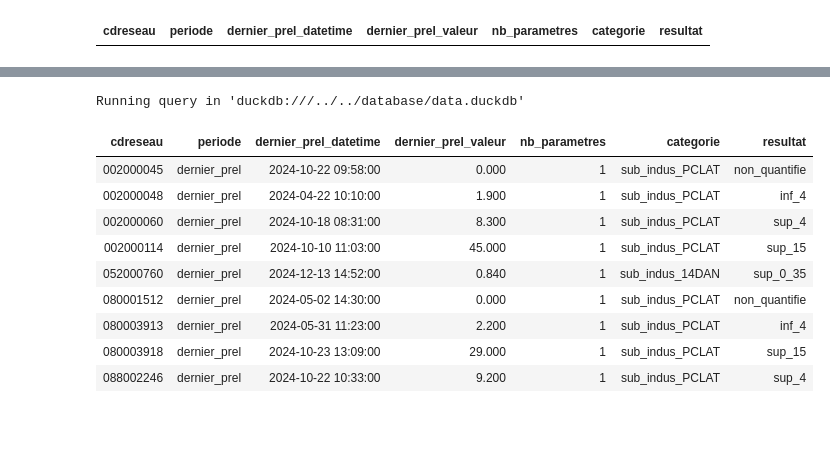
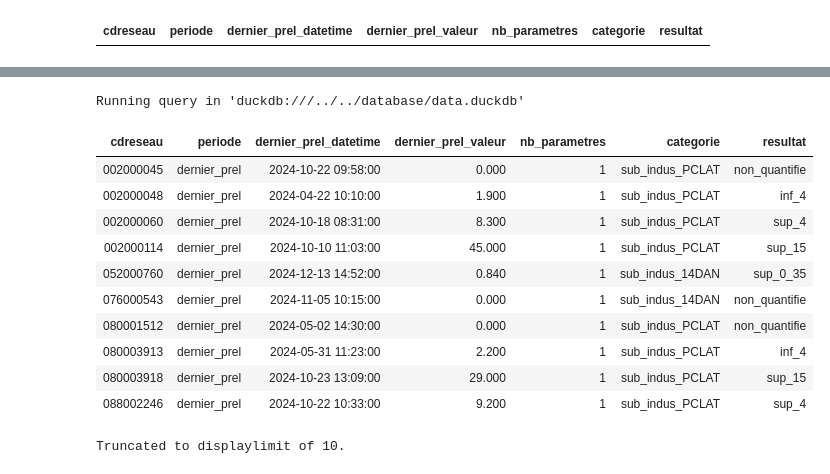
Before and after one commit to dataforgoodfr/13_pollution_eau, a Jupyter notebook: analytics/notebooks/resultats_sub_indus.ipynb, the cells around one changed output, grey strips where cells are left out. Cells and saved outputs as stored; diff of their text form; code cells hidden in the pictures; blank space fills up the shorter version.

```diff
--- a/analytics/notebooks/resultats_sub_indus.ipynb
+++ b/analytics/notebooks/resultats_sub_indus.ipynb
@@ -155,22 +159,25 @@ Running query in 'duckdb:///../../database/data.duckdb'
 # %%
 %%sql --with int__resultats_sub_indus_udi_dernier
  SELECT
    *
  FROM
    int__resultats_sub_indus_udi_dernier
 WHERE
-    cdreseau IN( '002000048','080003913','002000045','080001512','052000760','002000114','080003918','002000060','088002246')
+    cdreseau IN( '002000114','002000060','002000048','002000045','052000760','076000543',
+    '080003918','088002246','080003913','080001512','052000760','076000543')
 ORDER BY
     cdreseau
 # %% [output]
 Running query in 'duckdb:///../../database/data.duckdb'
 | cdreseau | periode | dernier_prel_datetime | dernier_prel_valeur | nb_parametres | categorie | resultat |
 | 002000045 | dernier_prel | 2024-10-22 09:58:00 | 0.000 | 1 | sub_indus_PCLAT | non_quantifie |
 | 002000048 | dernier_prel | 2024-04-22 10:10:00 | 1.900 | 1 | sub_indus_PCLAT | inf_4 |
 | 002000060 | dernier_prel | 2024-10-18 08:31:00 | 8.300 | 1 | sub_indus_PCLAT | sup_4 |
 | 002000114 | dernier_prel | 2024-10-10 11:03:00 | 45.000 | 1 | sub_indus_PCLAT | sup_15 |
 | 052000760 | dernier_prel | 2024-12-13 14:52:00 | 0.840 | 1 | sub_indus_14DAN | sup_0_35 |
+| 076000543 | dernier_prel | 2024-11-05 10:15:00 | 0.000 | 1 | sub_indus_14DAN | non_quantifie |
 | 080001512 | dernier_prel | 2024-05-02 14:30:00 | 0.000 | 1 | sub_indus_PCLAT | non_quantifie |
 | 080003913 | dernier_prel | 2024-05-31 11:23:00 | 2.200 | 1 | sub_indus_PCLAT | inf_4 |
 | 080003918 | dernier_prel | 2024-10-23 13:09:00 | 29.000 | 1 | sub_indus_PCLAT | sup_15 |
 | 088002246 | dernier_prel | 2024-10-22 10:33:00 | 9.200 | 1 | sub_indus_PCLAT | sup_4 |
+Truncated to displaylimit of 10.
```
Also changed, not shown: parts of 9 cells of this notebook, 1 other file.
